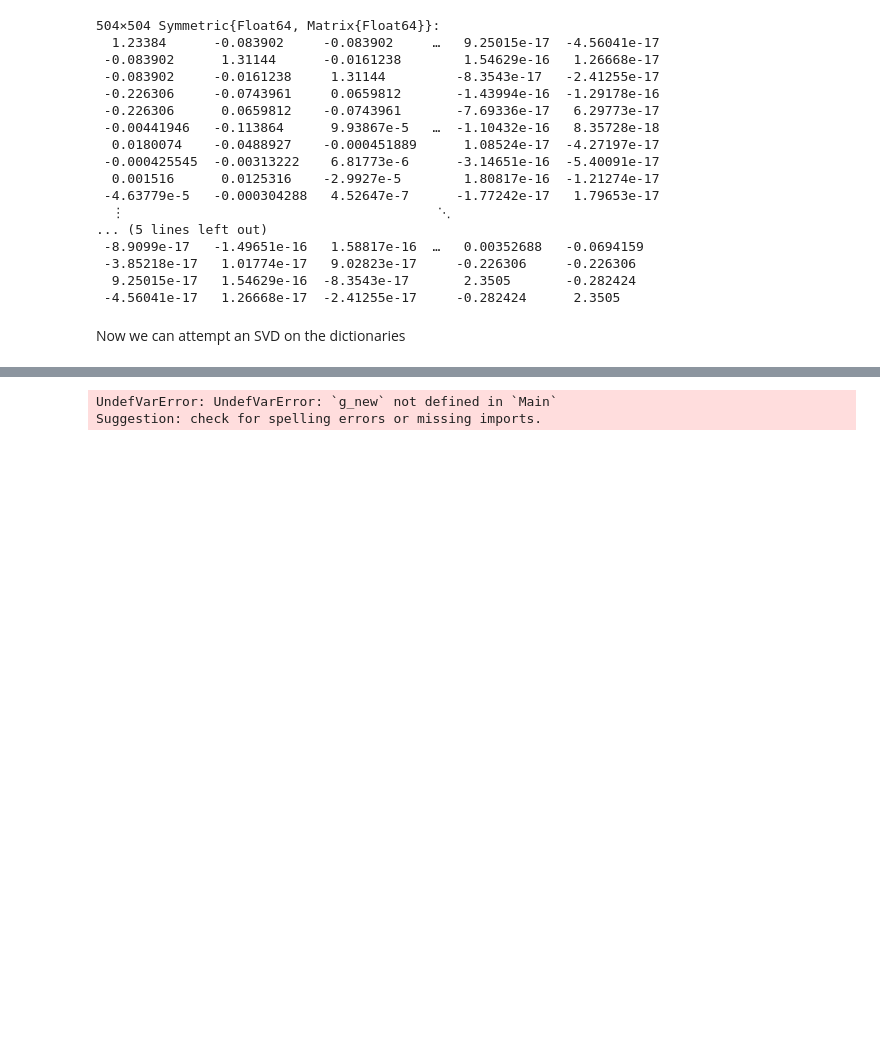
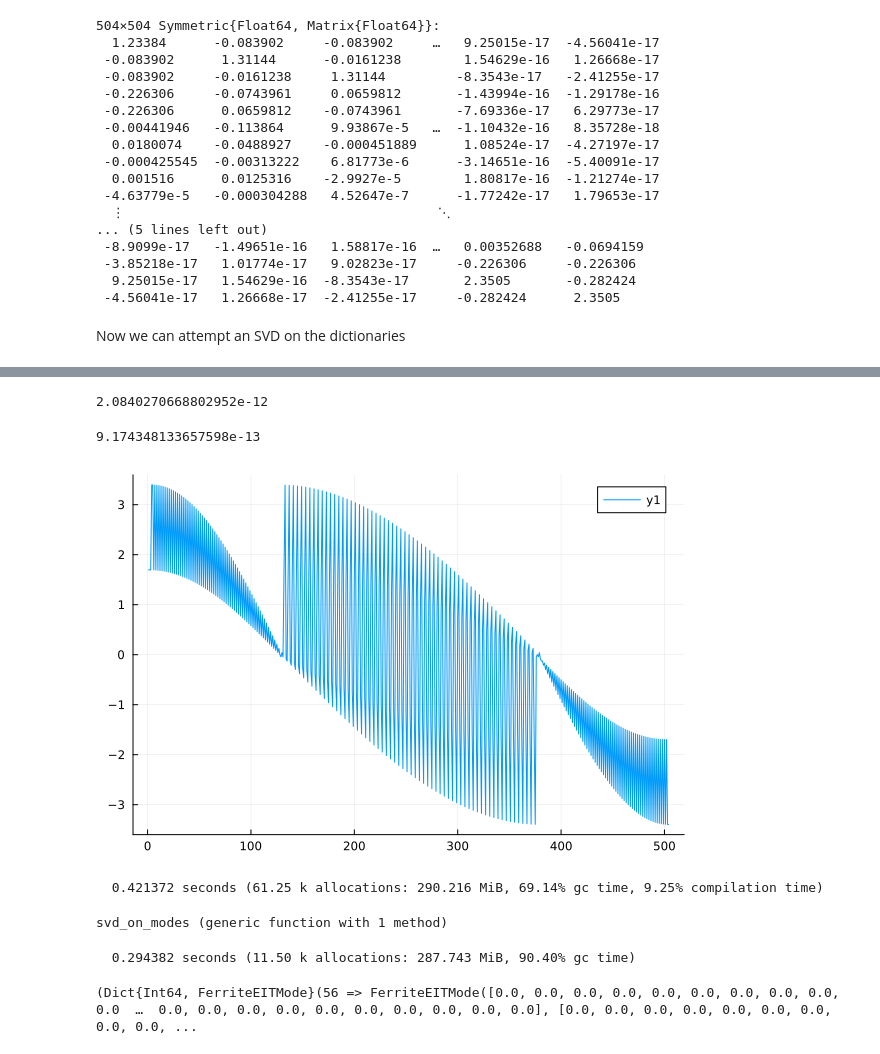
Before and after one commit to DanielBoigk/ModularEIT.jl, a Jupyter notebook: notebooks/dev/002SingularValueDecomposition.ipynb, the cells around one changed output, grey strips where cells are left out. Saved outputs shown, nothing was run; the diff lists cells and outputs as text; code cells hidden in the pictures; blank space fills up the shorter version.

```diff
--- a/notebooks/dev/002SingularValueDecomposition.ipynb
+++ b/notebooks/dev/002SingularValueDecomposition.ipynb
@@ -187,5 +190,50 @@ Usq = sqrt(H12)*U
 # %%
-fe.down(K \ fe.up(g_new)) - f_new
+diff = fe.down(K \ fe.up(gn1)) - fn1
+diff.-= mean(diff)
+norm(diff)
 # %% [output]
-UndefVarError: UndefVarError: `g_new` not defined in `Main`
-Suggestion: check for spelling errors or missing imports.
+2.0840270668802952e-12
+# %%
+diff = fe.down(K \ fe.up(0.6*gn2+0.4*gn1)) - (0.6*fn2+0.4*fn1)
+diff.-= mean(diff)
+norm(diff)
+# %% [output]
+9.174348133657598e-13
+# %%
+plot(G[:,1])
+# %% [output]
+[figure, added]
+# %%
+mode_dict_svd = Dict{Int64,FerriteEITMode}()
+@time begin
+    Threads.@threads for i in 1:255
+        mode_dict_svd[i] = create_mode_from_fg(fe,Fnew[:,i],Gnew[:,i])
+    end
+end
+# %% [output]
+  0.421372 seconds (61.25 k allocations: 290.216 MiB, 69.14% gc time, 9.25% compilation time)
+# %%
+function svd_on_modes(modes::Dict{Int64,FerriteEITMode},fe::FerriteFESpace)
+    n = length(modes)
+    G = hcat([mode_dict_no_noise[i].g for i in 1:n]...)
+    F = hcat([mode_dict_no_noise[i].f for i in 1:n]...)
+    Λ = F * pinv(G)
+    V,Σ, U =  svd(Λ)
+    Σdiag = Diagonal(Σ[1:n])
+    Fnew = V[:,1:n]*Σdiag
+    Gnew = U[:,1:n]
+    mode_dict_svd = Dict{Int64,FerriteEITMode}()
+    @time begin
+        Threads.@threads for i in 1:n
+            mode_dict_svd[i] = create_mode_from_fg(fe,Fnew[:,i],Gnew[:,i])
+        end
+    end
+    mode_dict_svd, Σ[1:n]
+end
+# %% [output]
+svd_on_modes (generic function with 1 method)
+# %%
+mode_svd_noise, _ = svd_on_modes(mode_dict,fe)
+# %% [output]
+  0.294382 seconds (11.50 k allocations: 287.743 MiB, 90.40% gc time)
+(Dict{Int64, FerriteEITMode}(56 => FerriteEITMode([0.0, 0.0, 0.0, 0.0, 0.0, 0.0, 0.0, 0.0, 0.0, 0.0  …  0.0, 0.0, 0.0, 0.0, 0.0, 0.0, 0.0, 0.0, 0.0, 0.0], [0.0, 0.0, 0.0, 0.0, 0.0, 0.0, 0.0, 0.0, 0.0, ...
```
Also changed, not shown: parts of 11 cells of this notebook, 1 other file.
